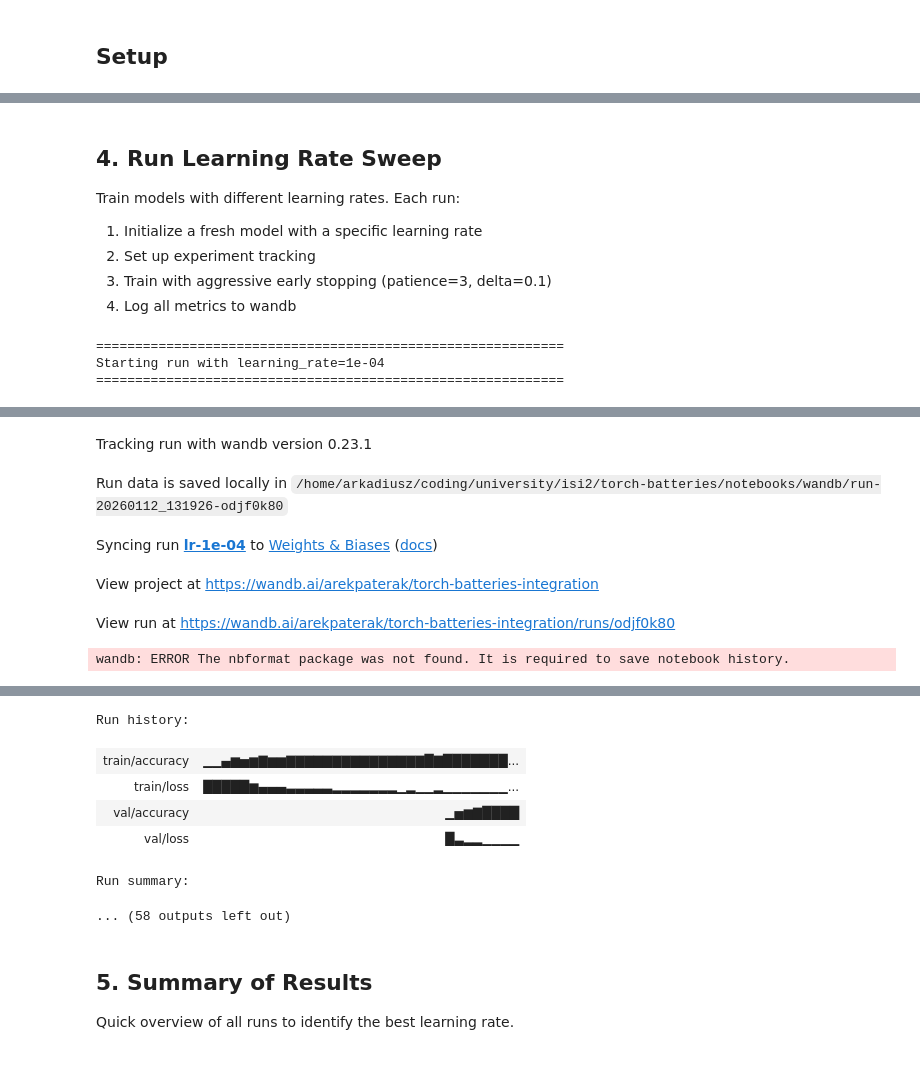
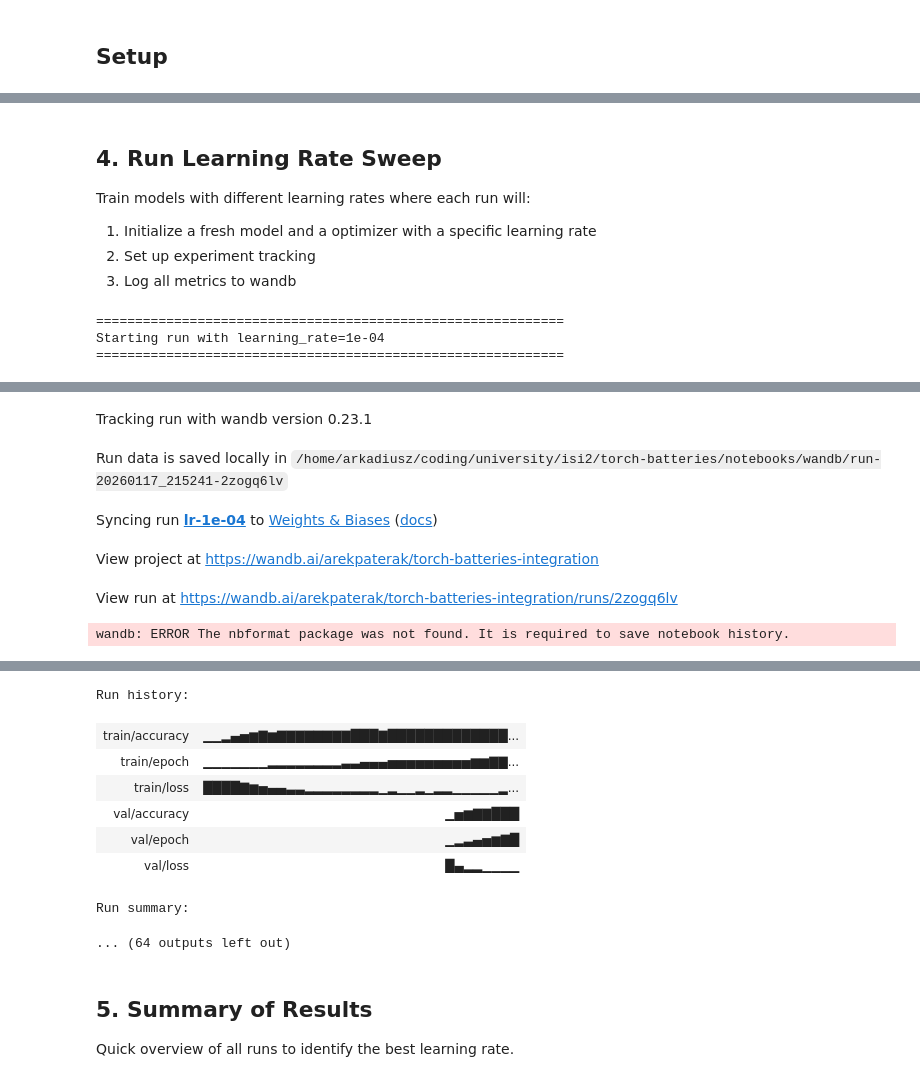
Before and after one commit to michalszc/torch-batteries, a Jupyter notebook: notebooks/lr_sweep_early_stopping.ipynb, the cells around one changed output, grey strips where cells are left out. Saved outputs shown, nothing was run; the diff lists cells and outputs as text; code cells hidden in the pictures.

Commit message:
feat(wandb): add notebook showcasing wandb integration

```diff
--- a/notebooks/lr_sweep_early_stopping.ipynb
+++ b/notebooks/lr_sweep_early_stopping.ipynb
@@ -157,0 +137,17 @@ Base config: {'model': 'CNN', 'dataset': 'MNIST', 'batch_size': 256, 'optimizer'
+# %%
+BASE_CONFIG = {
+    "model": "CNN",
+    "tags": ["lr-sweep", "cnn", "mnist"],
+    "dataset": "MNIST",
+    "batch_size": batch_size,
+    "optimizer": "Adam",
+    "max_epochs": 20,
+    # Aggressive early stopping for quick experiments
+    "early_stopping_patience": 3,
+    "early_stopping_monitor": "val_accuracy",
+    "early_stopping_min_delta": 0.1,
+    "learning_rate": None,  # To be set per run
+}
+
+print("Base Configuration:")
+pprint(BASE_CONFIG, sort_dicts=False)
@@ -158,10 +166,9 @@ Base config: {'model': 'CNN', 'dataset': 'MNIST', 'batch_size': 256, 'optimizer'
 # %% [markdown]
 ## 4. Run Learning Rate Sweep
 
-Train models with different learning rates. Each run:
-1. Initialize a fresh model with a specific learning rate
+Train models with different learning rates where each run will:
+1. Initialize a fresh model and a optimizer with a specific learning rate
 2. Set up experiment tracking
-3. Train with aggressive early stopping (patience=3, delta=0.1)
-4. Log all metrics to wandb
+3. Log all metrics to wandb
 # %%
 learning_rates = [1e-4, 5e-4, 1e-3, 5e-3, 1e-2]
@@ -183,33 +187,33 @@ for lr in learning_rates:
     print(f"Starting run with learning_rate={lr:.0e}")
     print(f"{'='*60}\n")
 
+    config = deepcopy(BASE_CONFIG)
+    config["learning_rate"] = lr
+
     model = MNISTNet()
     optimizer = torch.optim.Adam(model.parameters(), lr=lr)
 
     run = Run(
         name=f"lr-{lr:.0e}",
-        config={
-            "learning_rate": lr,
-            "patience": patience,
-        },
-        job_type="train",
+        group="lr-sweep",
+        description="Learning rate sweep with early stopping on MNIST dataset using a CNN model",
+        config=config,
+        job_type="training",
     )
 
-    tracker = WandbTracker(entity=wandb_entity)
+    tracker = WandbTracker(project=wandb_project_name, entity=wandb_entity)
 
     callbacks = [
         ExperimentTrackingCallback(
             tracker=tracker,
-            project=project,
-            experiment=experiment,
             run=run,
         ),
         EarlyStopping(
-            stage="val",
-            metric="loss",
-            patience=patience,
-            min_delta=0.1,
-            mode="min",
+            stage=config["early_stopping_monitor"].split("_")[0],
+            metric=config["early_stopping_monitor"].split("_")[1],
+            patience=config["early_stopping_patience"],
+            min_delta=config["early_stopping_min_delta"],
+            mode="max",
             verbose=True,
             restore_best_weights=True,
         )
@@ -223,42 +227,47 @@ for lr in learning_rates:
     )
 
     result = battery.train(
         train_loader=train_loader,
         val_loader=val_loader,
-        epochs=max_epochs,
+        epochs=config["max_epochs"],
+        verbose=0,  # We can see progress in W&B
     )
 
     results.append({
         'lr': lr,
         'train_loss': result["train_loss"][-1],
         'val_loss': result["val_loss"][-1],
         'val_accuracy': result["val_metrics"]['accuracy'][-1],
+        'epochs_trained': len(result["train_loss"]),
     })
 
     print(f"\nRun completed:")
+    print(f"  Epochs trained: {len(result['train_loss'])}")
     print(f"  Learning rate: {lr:.0e}")
     print(f"  Final train loss: {result['train_loss'][-1]:.4f}")
     print(f"  Final val loss: {result['val_loss'][-1]:.4f}")
     print(f"  Final val accuracy: {result['val_metrics']['accuracy'][-1]:.4f}")
 # %% [output]
 ============================================================
 Starting run with learning_rate=1e-04
 ============================================================
 [interactive output not drawn]
 Tracking run with wandb version 0.23.1
-Run data is saved locally in /home/arkadiusz/coding/university/isi2/torch-batteries/notebooks/wandb/run-20260112_131926-odjf0k80
+Run data is saved locally in /home/arkadiusz/coding/university/isi2/torch-batteries/notebooks/wandb/run-20260117_215241-2zogq6lv
 Syncing run lr-1e-04 to Weights & Biases (docs)
 View project at https://wandb.ai/arekpaterak/torch-batteries-integration
-View run at https://wandb.ai/arekpaterak/torch-batteries-integration/runs/odjf0k80
+View run at https://wandb.ai/arekpaterak/torch-batteries-integration/runs/2zogq6lv
 wandb: ERROR The nbformat package was not found. It is required to save notebook history.
 [interactive output not drawn]
 Run history:
-| train/accuracy | ▁▁▄▆▅▆▇▆▆▇▇▇▇▇▇▇▇▇▇▇▇▇▇▇█▇███████... |
-| train/loss | █████▆▄▄▄▃▃▃▃▃▂▂▂▂▂▂▂▁▂▁▁▂▁▁▁▁▁▁▁... |
-| val/accuracy | ▁▅▆▇████ |
-| val/loss | █▃▂▂▁▁▁▁ |
+| train/accuracy | ▁▁▂▄▅▆▇▆▇▇▇▇▇▇▇▇███▇█████████████... |
+| train/epoch | ▁▁▁▁▁▁▁▂▂▂▂▂▂▂▂▃▃▄▄▄▅▅▅▅▅▅▅▅▅▆▆▇▇... |
+| train/loss | ████▇▆▅▄▄▃▃▂▂▂▂▂▂▂▂▁▂▁▁▂▁▂▂▁▁▁▁▁▂... |
+| val/accuracy | ▁▅▆▇▇███ |
+| val/epoch | ▁▂▃▄▅▆▇█ |
+| val/loss | █▄▂▂▁▁▁▁ |
 Run summary:
-... (58 outputs left out)
+... (64 outputs left out)
 # %% [markdown]
 ## 5. Summary of Results
 
```
Also changed, not shown: parts of 16 cells of this notebook, 1 other file.
